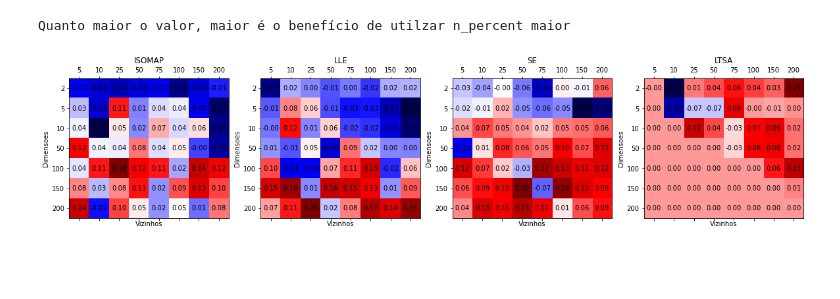
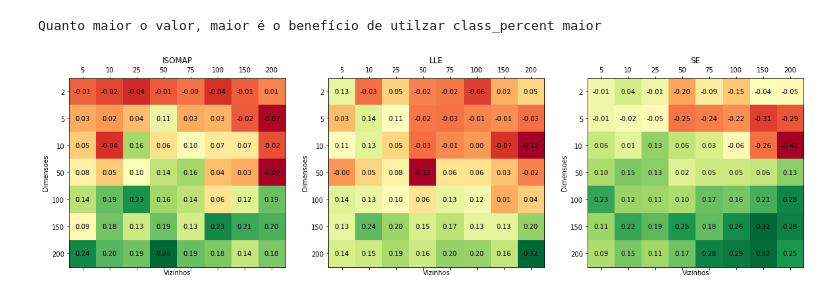
Before and after one commit to MarcoGrivol/Manifold-Learning, a Jupyter notebook: MNIST Restuls.ipynb, the cells around one changed output. Cells and saved outputs as stored; diff of their text form; code cells hidden in the pictures; blank space fills up the shorter version.

Commit message:
results

```diff
--- a/MNIST Restuls.ipynb
+++ b/MNIST Restuls.ipynb
@@ -7,5 +7,5 @@ import matplotlib.pyplot as plt
 methods = ['ISOMAP', 'LLE', 'SE', 'LTSA']
 neighbors = [5, 10, 25, 50, 75, 100, 150, 200]
 dimensions = [2, 5, 10, 50, 100, 150, 200]
-manifold = ManifoldHelper(megaman = False)
+manifold = ManifoldHelper()
 # %% [output]
@@ -13,6 +14,6 @@ Using sklean manifold methods.
 # %%
-ari_results_8 = manifold.loadARI(methods, add='id_8')
+ari_results_05 = manifold.loadARI(methods, add='id_8')
 print("n_percent = 0.05")
-manifold.plot_ari_results(ari_results_8, neighbors, dimensions)
+manifold.plot_ari_results(ari_results_05, neighbors, dimensions)
 # %% [output]
 n_percent = 0.05
@@ -20,6 +21,6 @@ n_percent = 0.05
 # %%
-ari_results_7 = manifold.loadARI(methods, add='id_7')
+ari_results_10 = manifold.loadARI(methods, add='id_7')
 print("n_percent = 0.1")
-manifold.plot_ari_results(ari_results_8, neighbors, dimensions)
+manifold.plot_ari_results(ari_results_10, neighbors, dimensions)
 # %% [output]
 n_percent = 0.1
@@ -26,0 +28,4 @@ n_percent = 0.1
+# %%
+ari_results_20 = manifold.loadARI(['ISOMAP', 'LLE', 'SE'], add='id_16')
+print("n_percent = 0.2")
+manifold.plot_ari_results(ari_results_20, neighbors, dimensions)
@@ -27,9 +35,9 @@ n_percent = 0.1
 # %%
 ari_results_diff = OrderedDict()
-for m in methods:
-    ari_results_diff[m] = ari_results_7[m] - ari_results_8[m]
-print("Quanto maior o valor, maior é o benefício de utilzar n_percent maior")
+for m in ['ISOMAP', 'LLE', 'SE']:
+    ari_results_diff[m] = ari_results_20[m] - ari_results_05[m]
+print("Quanto maior o valor, maior é o benefício de utilzar class_percent maior")
 manifold.plot_ari_results(ari_results_diff, neighbors, dimensions)
 # %% [output]
-Quanto maior o valor, maior é o benefício de utilzar n_percent maior
+Quanto maior o valor, maior é o benefício de utilzar class_percent maior
-[figure, old version]
+[figure, new version]
```
Also changed, not shown: parts of 9 cells of this notebook, 27 other files.
